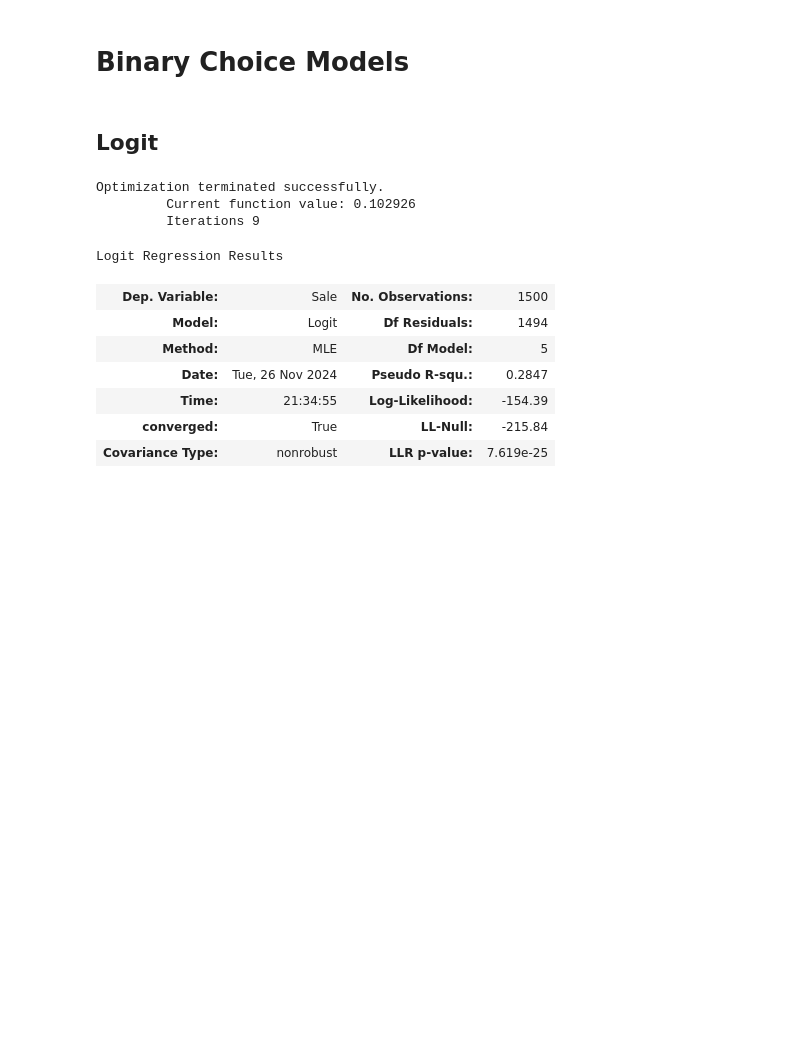
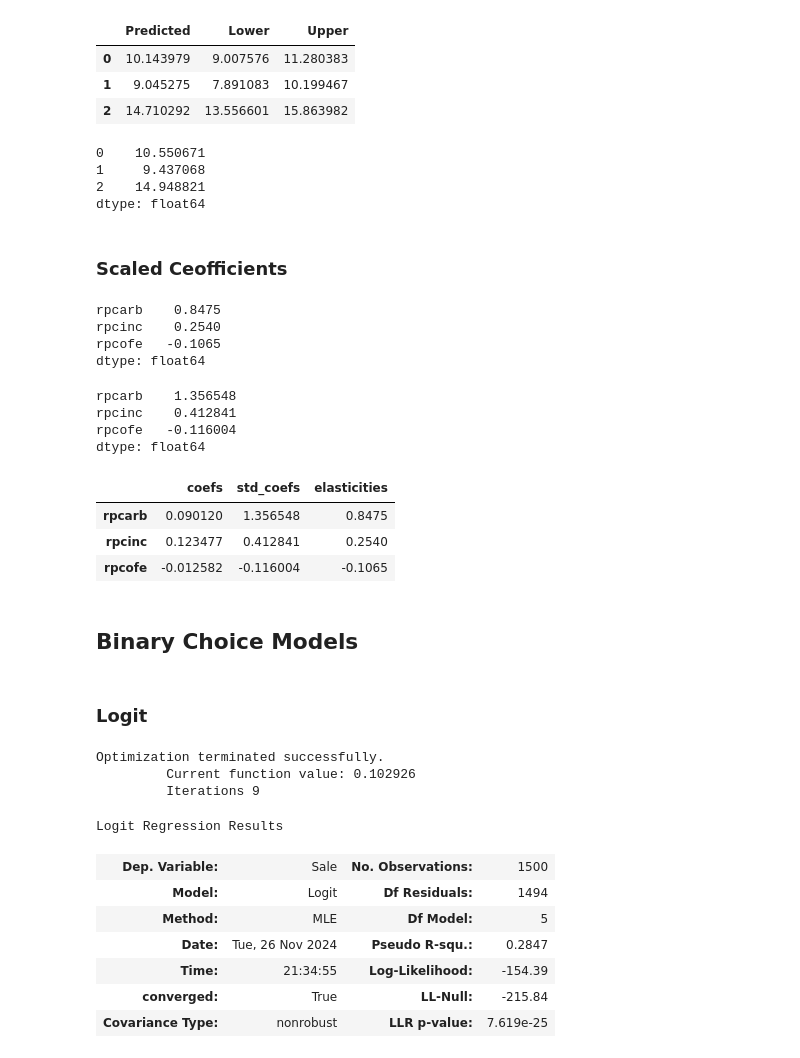
Before and after one commit to dnepple/tprstats-python, a Jupyter notebook: docs/models.ipynb, the cells around one changed output. Drawn from its saved outputs; the diff is of its cells as text; code cells hidden in the pictures; blank space fills up the shorter version.

```diff
--- a/examples/notebooks/binary_choice_models.ipynb
+++ b/docs/models.ipynb
@@ -1,3 +30,53 @@
+# %%
+# model_coffee_cs = tprstats.model(name = "cs", formula='cons~rpcarb+rpcinc+rpcofe', data=coffee_data)
+model_coffee_ts = tprstats.model(name = "ts", formula='cons~rpcarb+rpcinc+rpcofe', data=coffee_data)
+model_coffee_ts_logs = tprstats.model(name = "ts", formula='log(cons)~log(rpcarb)+log(rpcinc)+log(rpcofe)', data=coffee_data)
+# %%
+Xnew_coffee =pd.DataFrame({
+    "rpcarb": [93, 76, 151],
+    "rpcinc": [24, 27, 16],
+    "rpcofe": [100, 95, 74]
+})
+# %%
+model_coffee_ts.prediction_intervals(Xnew_coffee)
+# %% [output]
+|  | Predicted | Lower | Upper |
+| 0 | 10.143979 | 9.007576 | 11.280383 |
+| 1 | 9.045275 | 7.891083 | 10.199467 |
+| 2 | 14.710292 | 13.556601 | 15.863982 |
+# %%
+np.exp(model_coffee_ts_logs.predict(Xnew_coffee))
+# %% [output]
+0    10.550671
+1     9.437068
+2    14.948821
+dtype: float64
+# %% [markdown]
+### Scaled Ceofficients
+# %%
+model_cof_elas = tprstats.model('ts', formula='cons~rpcarb+rpcinc+rpcofe', data=coffee_data)
+model_cof_elas.elasticities()
+# %% [output]
+rpcarb    0.8475
+rpcinc    0.2540
+rpcofe   -0.1065
+dtype: float64
+# %%
+model_cof_elas.standardized_coefficients()
+# %% [output]
+rpcarb    1.356548
+rpcinc    0.412841
+rpcofe   -0.116004
+dtype: float64
+# %%
+model_cof_elas.scaled_coefficients()
+# %% [output]
+|  | coefs | std_coefs | elasticities |
+| rpcarb | 0.090120 | 1.356548 | 0.8475 |
+| rpcinc | 0.123477 | 0.412841 | 0.2540 |
+| rpcofe | -0.012582 | -0.116004 | -0.1065 |
+# %% [markdown]
+## Binary Choice Models
 # %%
 # setup
 import pandas as pd
@@ -7,7 +86,5 @@ solar_new = pd.read_excel("../data/Solar_New_Prospects.xlsx")
-# %% [markdown]
-# Binary Choice Models
 # %% [markdown]
-## Logit
+### Logit
 # %%
 # use C(DrivesHybrid) to test Logit works with categorical variables
 solar_logit=tprstats.model("logit",formula="Sale~AnnualSave+AnnualCost+C(DrivesHybrid)+NearbySolar+HomeValue",data=solar)
```
Also changed, not shown: parts of 6 cells of this notebook, 5 other files.
